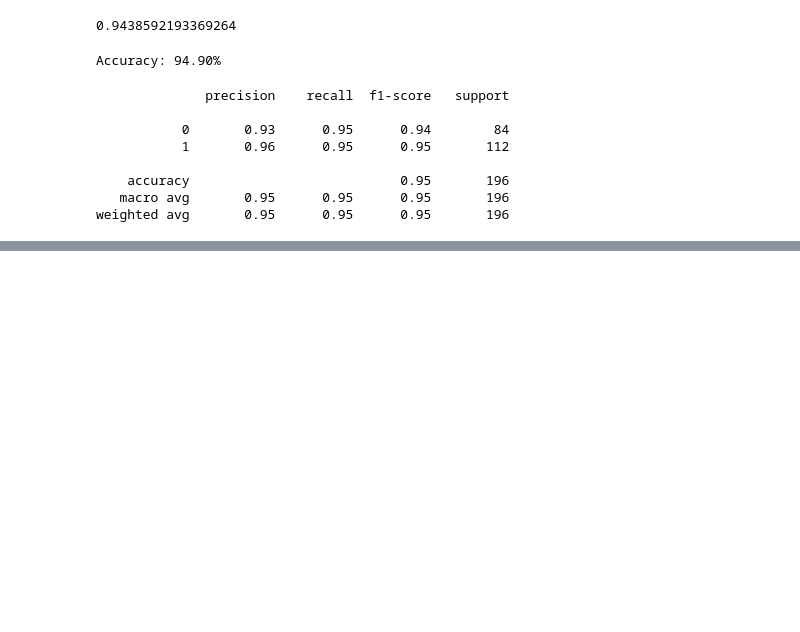
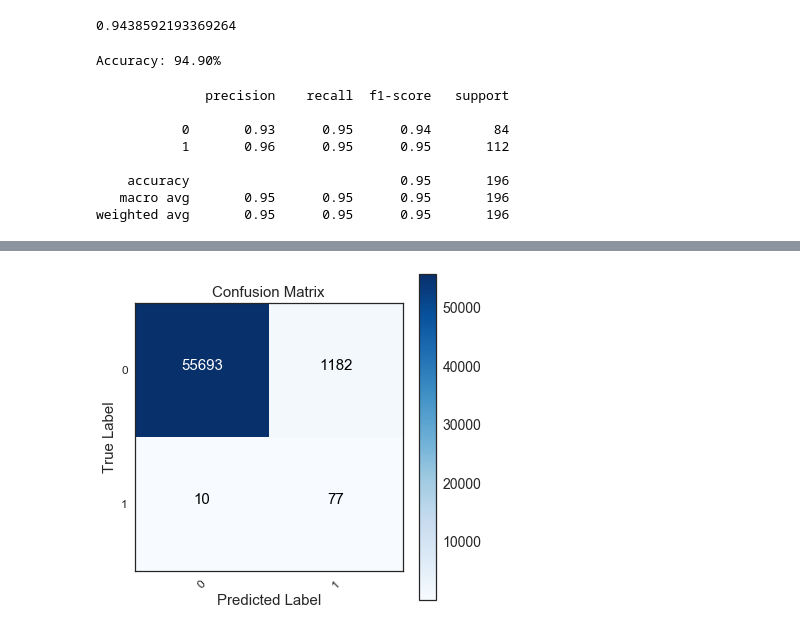
Before and after one commit to franciscedriccruz/CreditCardFraudDetection, a Jupyter notebook: Credit Card Fraud.ipynb, the cells around one changed output, grey strips where cells are left out. Cells and saved outputs as stored; diff of their text form; code cells hidden in the pictures; blank space fills up the shorter version.

```diff
--- a/Credit Card Fraud.ipynb
+++ b/Credit Card Fraud.ipynb
@@ -464,0 +638,9 @@ y_orig = raw_data['Class']
+# %%
+X_orig = raw_data.drop(['Class'], axis=1)
+y_orig = raw_data['Class']
+smt = SMOTE(sampling_strategy = 'minority', random_state = 42)
+
+# we want to perform train test split on the before we perform oversampling on the training set.
+# we should not perform oversampling on the test set as it is a problem of data leakage (i.e. modifying validation/test set)
+X_smt_train, X_smt_test, y_smt_train, y_smt_test = train_test_split(X_orig, y_orig, test_size = 0.2, random_state = 1)
+X_smt_sampled, y_smt_sampled = smt.fit_sample(X_smt_train, y_smt_train)
@@ -464,0 +656,6 @@ y_orig = raw_data['Class']
+# %%
+# Logistic Regression
+log_model_SMOTE = LogisticRegression()
+log_model_SMOTE.fit(X_smt_sampled, y_smt_sampled)
+train_score_SMOTE = cross_val_score(log_model_SMOTE, X_smt_sampled, y_smt_sampled, cv = 5)
+print(train_score_SMOTE.mean()) #training score mean
@@ -464,0 +664,3 @@ y_orig = raw_data['Class']
+# %%
+pred_log_smt = log_model_SMOTE.predict(X_smt_test)
+print('Accuracy: %.2f%%' % (accuracy_score(y_smt_test, pred_log_smt)*100))
@@ -464,0 +681,27 @@ y_orig = raw_data['Class']
+# %%
+# Get Confusion Matrix
+cnf_matrix_log_smt = confusion_matrix(y_smt_test, pred_log_smt)
+class_names = raw_data['Class'].unique()
+class_names_label = [0, 1]
+# %%
+plt.figure(figsize=(6,6))
+plt.imshow(cnf_matrix_log_smt, interpolation='nearest', cmap=plt.cm.Blues)
+plt.title('Confusion Matrix', fontsize=15)
+plt.colorbar()
+tick_marks = np.arange(len(class_names))
+plt.xticks(tick_marks, class_names_label, rotation=45, fontsize=12)
+plt.yticks(tick_marks, class_names_label, fontsize=12)
+plt.xlabel('Predicted Label', fontsize=15)
+plt.ylabel('True Label', fontsize=15)
+
+
+for i in range(len(cnf_matrix_log_smt)):
+    for j in range(len(cnf_matrix_log_smt[i])):
+        color = 'black'
+        if cnf_matrix_log_smt[i][j] > 2000:
+            color = 'white'
+        plt.text(j, i, format(cnf_matrix_log_smt[i][j]),
+                horizontalalignment='center',
+                color=color, fontsize=15)
+# %% [output]
+[figure, added]
```
Also changed, not shown: parts of 77 cells of this notebook.
